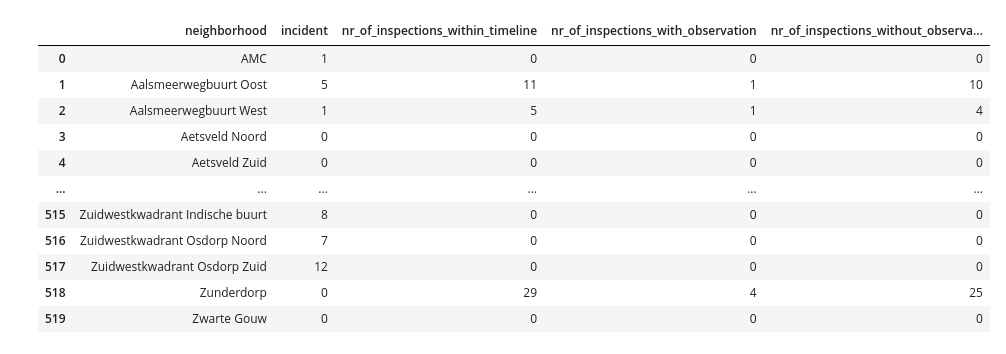
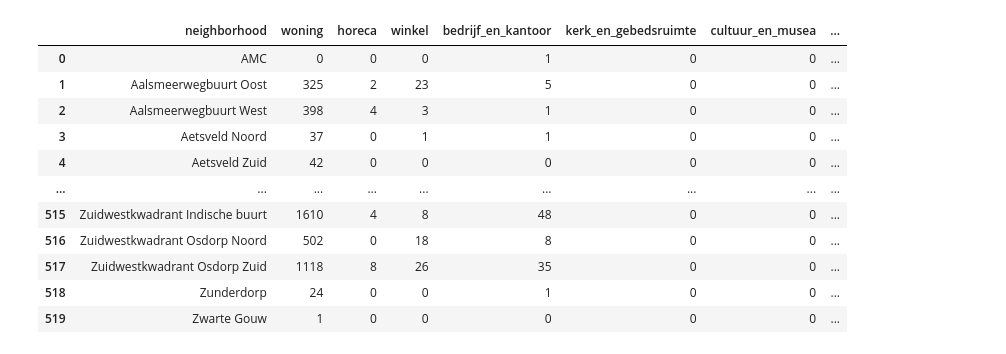
Before and after one commit to Rchou97/dsp, a Jupyter notebook: dummy_data_neighborhood.ipynb, the cells around one changed output. Saved outputs shown, nothing was run; the diff lists cells and outputs as text; code cells hidden in the pictures.

```diff
--- a/dummy_data_neighborhood.ipynb
+++ b/dummy_data_neighborhood.ipynb
@@ -4,0 +268,4 @@ import matplotlib.pyplot as plt
+# %%
+df_dummy['nr_of_situation_anders'] = (df_dummy['situation'] == "Anders")
+df_dummy['nr_of_situation_anders'] = list(map(int, df_dummy['nr_of_situation_anders']))
+df_dummy['nr_of_situation_anders'].value_counts()
@@ -4,0 +276,4 @@ import matplotlib.pyplot as plt
+# %%
+df_dummy['nr_of_kopgebouw'] = (df_dummy['situation'] == "Kopgebouw")
+df_dummy['nr_of_kopgebouw'] = list(map(int, df_dummy['nr_of_kopgebouw']))
+df_dummy['nr_of_kopgebouw'].value_counts()
@@ -5,20 +300,67 @@ import matplotlib.pyplot as plt
+# %%
+df_dummy = df_dummy[['neighborhood', 'woning', 'horeca', 'winkel', 'bedrijf_en_kantoor', 'kerk_en_gebedsruimte',
+                     'cultuur_en_musea', 'medisch', 'bejaardenhuis_tehuis_en_bijzondere_woonfunctie',
+                     'kinderdagverblijf_en_basisschool', 'middelbaar_en_speciaal_onderwijs', 'beroeps_en_wetenschappelijk_onderwijs',
+                     'garage_en_parkeerplaats', 'nr_of_rent', 'nr_of_possession',
+                     'construction_year', 'timeline', 'nr_of_tussengebouw', 'nr_of_hoekgebouw', 'nr_of_vrijstaandgebouw',
+                     'nr_of_half_vrijstaandgebouw', 'nr_of_kopgebouw', 'nr_of_situation_anders',
+                     'nr_of_accomodations_in_building', 'nr_of_residential_accomodations_in_building',
+                     'floorsize_accomodation', 'incident', 'is_monument', 'nr_of_inspections_within_timeline',
+                     'nr_of_inspections_with_observation', 'nr_of_inspections_without_observation']]
 # %%
-df_dummy = pd.read_csv('dummy_def.csv', delimiter = ';')
-df_dummy = df_dummy[['neighborhood', 'incident', 'nr_of_inspections_within_timeline', 'nr_of_inspections_with_observation', 'nr_of_inspections_without_observation']]
-df_dummy = df_dummy.replace({'Overtoomse veld Zuid':'Overtoomse Veld Zuid', 'Rai':'RAI', 'Zuidwestkadrant Indische buurt':'Zuidwestkwadrant Indische buurt', 'BelgiÃ«plein e.o.':'Belgieplein e.o.',
-                             'Jacques Veldmanbuurt':'Jacques Veltmanbuurt', 'de Plantage':'De Plantage', 'Pieter van Doesburgbuurt':'Pieter van der Doesbuurt', 'Nintermanterrein':'Nintemanterrein'})
-df_dummy = df_dummy.groupby(['neighborhood'], as_index = False).agg({'incident': 'sum', 'nr_of_inspections_within_timeline' : 'sum', 'nr_of_inspections_with_observation' : 'sum', 'nr_of_inspections_without_observation' : 'sum'})
+df_dummy = df_dummy.replace({'Overtoomse veld Zuid':'Overtoomse Veld Zuid', 'Rai':'RAI',
+                             'Zuidwestkadrant Indische buurt':'Zuidwestkwadrant Indische buurt',
+                             'BelgiÃ«plein e.o.':'Belgieplein e.o.',
+                             'Jacques Veldmanbuurt':'Jacques Veltmanbuurt', 'de Plantage':'De Plantage',
+                             'Pieter van Doesburgbuurt':'Pieter van der Doesbuurt', 'Nintermanterrein':'Nintemanterrein'})
+df_dummy = df_dummy.groupby(['neighborhood'], as_index = False).agg({'woning':'sum',
+                                                                     'horeca':'sum',
+                                                                     'winkel':'sum',
+                                                                     'bedrijf_en_kantoor':'sum',
+                                                                     'kerk_en_gebedsruimte':'sum',
+                                                                     'cultuur_en_musea':'sum',
+                                                                     'medisch':'sum',
+                                                                     'bejaardenhuis_tehuis_en_bijzondere_woonfunctie':'sum',
+                                                                     'kinderdagverblijf_en_basisschool':'sum',
+                                                                     'middelbaar_en_speciaal_onderwijs':'sum',
+                                                                     'beroeps_en_wetenschappelijk_onderwijs':'sum',
+                                                                     'garage_en_parkeerplaats':'sum',
+                                                                     'nr_of_rent':'sum',
+                                                                     'nr_of_possession':'sum',
+                                                                     'construction_year':'mean',
+                                                                     'timeline':'max',
+                                                                     'nr_of_tussengebouw':'sum',
+                                                                     'nr_of_hoekgebouw':'sum',
+                                                                     'nr_of_vrijstaandgebouw':'sum',
+                                                                     'nr_of_half_vrijstaandgebouw':'sum',
+                                                                     'nr_of_kopgebouw':'sum',
+                                                                     'nr_of_situation_anders':'sum',
+                                                                     'nr_of_accomodations_in_building':'mean',
+                                                                     'nr_of_residential_accomodations_in_building':'mean',
+                                                                     'floorsize_accomodation':'mean',
+                                                                     'is_monument':'sum',
+                                                                     'incident':'sum',
+                                                                     'nr_of_inspections_within_timeline':'sum',
+                                                                     'nr_of_inspections_with_observation':'sum',
+                                                                     'nr_of_inspections_without_observation':'sum'}).round(0)
+df_dummy = df_dummy.rename(columns = {'construction_year':'avg_construction_year', 'timeline':'time_of_change',
+                                     'nr_of_accomodations_in_building':'avg_nr_of_accomodations_in_building',
+                                     'nr_of_residential_accomodations_in_building':'avg_nr_of_res_accomodations_in_building',
+                                     'is_monument':'nr_of_monuments'})
+df_dummy[['avg_construction_year', 'avg_nr_of_accomodations_in_building', 'avg_nr_of_res_accomodations_in_building',
+          'floorsize_accomodation']] = df_dummy[['avg_construction_year', 'avg_nr_of_accomodations_in_building',
+                             'avg_nr_of_res_accomodations_in_building', 'floorsize_accomodation']].astype(int)
 df_dummy
 # %% [output]
-|  | neighborhood | incident | nr_of_inspections_within_timeline | nr_of_inspections_with_observation | nr_of_inspections_without_observa... |
-| 0 | AMC | 1 | 0 | 0 | 0 |
-| 1 | Aalsmeerwegbuurt Oost | 5 | 11 | 1 | 10 |
-| 2 | Aalsmeerwegbuurt West | 1 | 5 | 1 | 4 |
-| 3 | Aetsveld Noord | 0 | 0 | 0 | 0 |
-| 4 | Aetsveld Zuid | 0 | 0 | 0 | 0 |
-| ... | ... | ... | ... | ... | ... |
-| 515 | Zuidwestkwadrant Indische buurt | 8 | 0 | 0 | 0 |
-| 516 | Zuidwestkwadrant Osdorp Noord | 7 | 0 | 0 | 0 |
-| 517 | Zuidwestkwadrant Osdorp Zuid | 12 | 0 | 0 | 0 |
-| 518 | Zunderdorp | 0 | 29 | 4 | 25 |
-| 519 | Zwarte Gouw | 0 | 0 | 0 | 0 |
+|  | neighborhood | woning | horeca | winkel | bedrijf_en_kantoor | kerk_en_gebedsruimte | cultuur_en_musea | ... |
+| 0 | AMC | 0 | 0 | 0 | 1 | 0 | 0 | ... |
+| 1 | Aalsmeerwegbuurt Oost | 325 | 2 | 23 | 5 | 0 | 0 | ... |
+| 2 | Aalsmeerwegbuurt West | 398 | 4 | 3 | 1 | 0 | 0 | ... |
+| 3 | Aetsveld Noord | 37 | 0 | 1 | 1 | 0 | 0 | ... |
+| 4 | Aetsveld Zuid | 42 | 0 | 0 | 0 | 0 | 0 | ... |
+| ... | ... | ... | ... | ... | ... | ... | ... | ... |
+| 515 | Zuidwestkwadrant Indische buurt | 1610 | 4 | 8 | 48 | 0 | 0 | ... |
+| 516 | Zuidwestkwadrant Osdorp Noord | 502 | 0 | 18 | 8 | 0 | 0 | ... |
+| 517 | Zuidwestkwadrant Osdorp Zuid | 1118 | 8 | 26 | 35 | 0 | 0 | ... |
+| 518 | Zunderdorp | 24 | 0 | 0 | 1 | 0 | 0 | ... |
+| 519 | Zwarte Gouw | 1 | 0 | 0 | 0 | 0 | 0 | ... |
```
Also changed, not shown: parts of 28 cells of this notebook, 1 other file.
